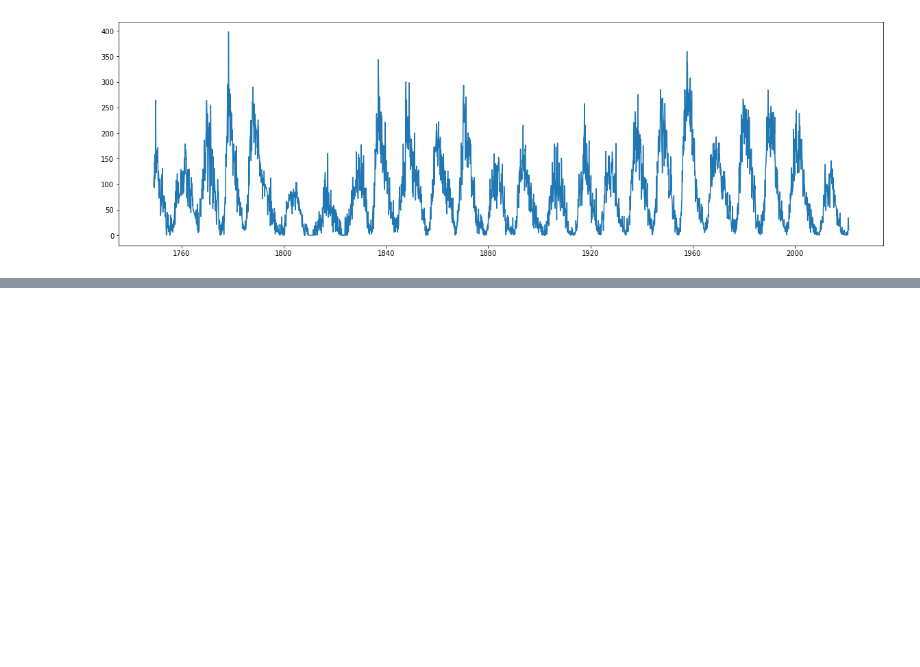
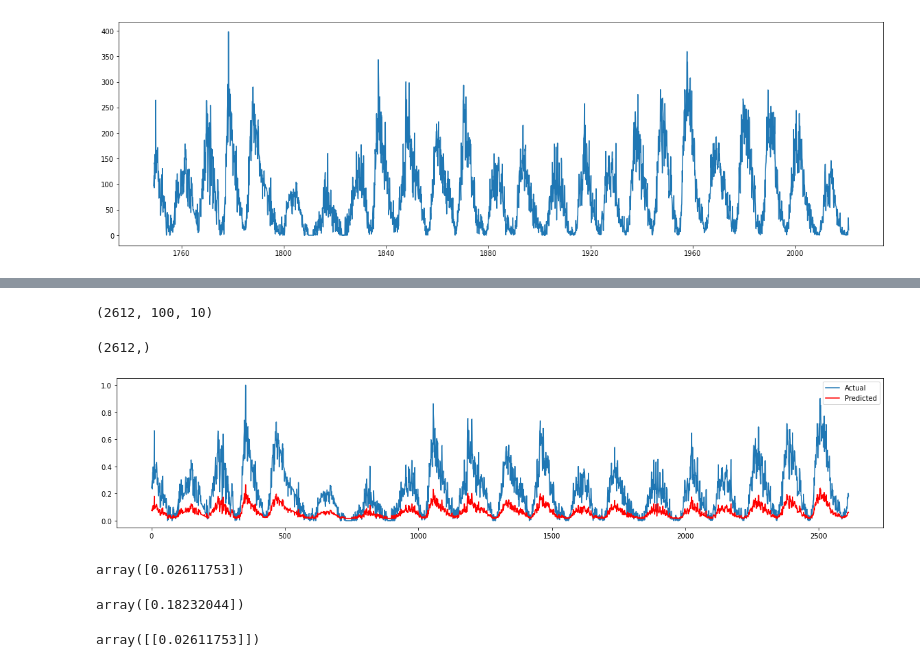
Before and after one commit to brainmentorspvtltd/TP_ML_March_2022, a Jupyter notebook: DeepLearningTP/RNN/RNN_TimeSeries.ipynb, the cells around one changed output, grey strips where cells are left out. Saved outputs shown, nothing was run; the diff lists cells and outputs as text; code cells hidden in the pictures; blank space fills up the shorter version.

```diff
--- a/DeepLearningTP/RNN/RNN_TimeSeries.ipynb
+++ b/DeepLearningTP/RNN/RNN_TimeSeries.ipynb
@@ -64,0 +212,3 @@ _________________________________________________________________
+# %%
+train_x = train_df
+test_x = test_df
@@ -64,0 +294,3 @@ _________________________________________________________________
+# %%
+output_steps = 100
+num_features = x_train.shape[1]
@@ -64,0 +321,11 @@ _________________________________________________________________
+# %%
+singleShotModel = tf.keras.Sequential([
+    tf.keras.layers.LSTM(32, return_sequences=False),
+    #SimpleRNN(5, input_shape=(time_step,output_steps), activation='tanh'),
+#     Dense(16, activation="tanh"),
+#     tf.keras.layers.Dropout(0.3),
+#     Dense(16, activation="tanh"),
+#     tf.keras.layers.Dropout(0.3),
+    tf.keras.layers.Dense(output_steps * num_features, activation="linear"),
+    tf.keras.layers.Reshape([output_steps, num_features])
+])
@@ -64,0 +360,2 @@ _________________________________________________________________
+# %%
+y_pred_train = singleShotModel.predict(train_x)
@@ -64,0 +364,26 @@ _________________________________________________________________
+# %%
+y_pred_train.shape
+# %% [output]
+(2612, 100, 10)
+# %%
+y_pred_train[:, 0, 0].shape
+# %% [output]
+(2612,)
+# %%
+plt.figure(figsize=(20,4))
+actual_data = train_x
+plt.plot(actual_data, label="Actual")
+pred_data = y_pred_train[:, 0, 0]
+plt.plot(pred_data, label="Predicted", color='red')
+plt.legend()
+plt.show()
+# %% [output]
+[figure, added]
+# %%
+test_x[-1]
+# %% [output]
+array([0.02611753])
+# %%
+train_df[-1]
+# %% [output]
+array([0.18232044])
@@ -64,0 +394,4 @@ _________________________________________________________________
+# %%
+last_x
+# %% [output]
+array([[0.02611753]])
```
Also changed, not shown: parts of 47 cells of this notebook.
